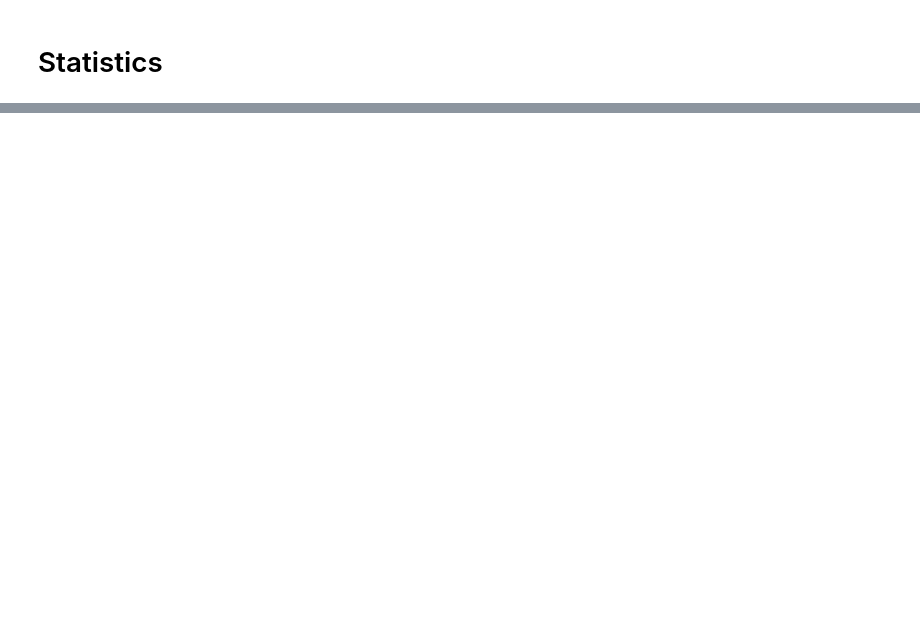
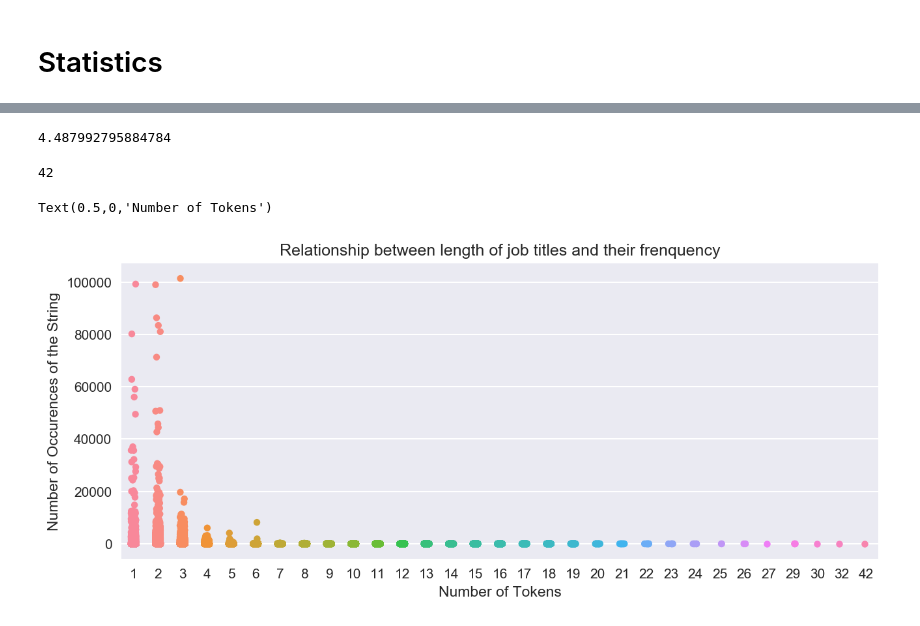
Before and after one commit to zaksoliman/career_prediction, a Jupyter notebook: notebooks/data_exploration.ipynb, the cells around one changed output, grey strips where cells are left out. Saved outputs shown, nothing was run; the diff lists cells and outputs as text; code cells hidden in the pictures; blank space fills up the shorter version.

```diff
--- a/notebooks/data_exploration.ipynb
+++ b/notebooks/data_exploration.ipynb
@@ -287,0 +335,6 @@ Text(0.5,0,'Number of Tokens')
+# %%
+pattrn = re.compile(r"[^a-z\d\s]")
+funcs = [re.sub(pattrn, " ", s) for s in function_freq.index]
+# %%
+pattrn = re.compile(r"[^a-z\d\s]")
+tokenized_titles = [(title, word_tokenize(re.sub(pattrn, " ", title))) for title in function_freq.index]
@@ -287,0 +374,21 @@ Text(0.5,0,'Number of Tokens')
+# %%
+num_toks_title = {toks[0]: len(toks[1]) for toks in tokenized_titles}
+# %%
+sum(num_toks_title.values())/len(num_toks_title)
+# %% [output]
+4.487992795884784
+# %%
+max(num_toks_title.values())
+# %% [output]
+42
+# %%
+freqs = [function_freq[t] for t in function_freq.index]
+n_tokens = [num_toks_title[t] for t in function_freq.index]
+# %%
+ax = sns.stripplot(x=n_tokens, y=freqs, jitter=True)
+ax.set_title("Relationship between length of job titles and their frenquency")
+ax.set_ylabel("Number of Occurences of the String")
+ax.set_xlabel("Number of Tokens")
+# %% [output]
+Text(0.5,0,'Number of Tokens')
+[figure, added]
```
Also changed, not shown: parts of 145 cells of this notebook, 11 other files.
